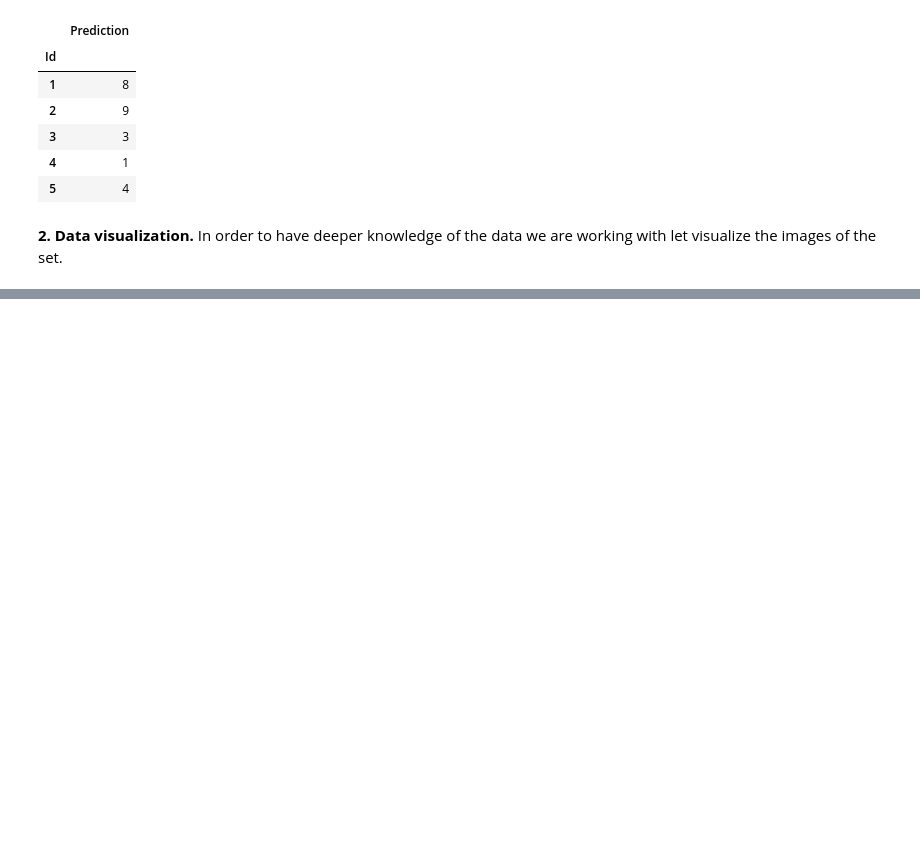
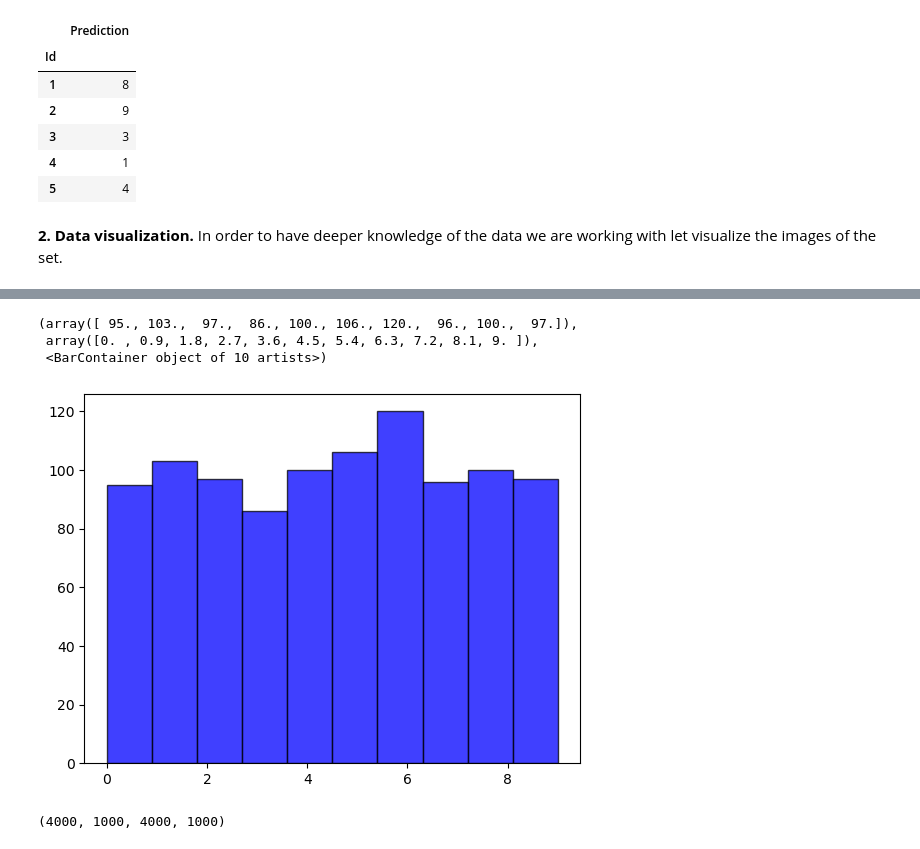
Before and after one commit to jlopetegui98/KernelMethods_DataChallenge, a Jupyter notebook: main.ipynb, the cells around one changed output, grey strips where cells are left out. Cells and saved outputs as stored; diff of their text form; code cells hidden in the pictures; blank space fills up the shorter version.

```diff
--- a/main.ipynb
+++ b/main.ipynb
@@ -131,0 +290,15 @@ for i in range(10,20):
+# %%
+# split the data into training and validation sets
+from sklearn.model_selection import train_test_split
+X_train, X_val, Y_train, Y_val = train_test_split(Xtr, Ytr, test_size=0.2, random_state=42)
+# %%
+plt.hist(Y_val, bins=10, alpha=0.75, color='blue', edgecolor='black')
+# %% [output]
+(array([ 95., 103.,  97.,  86., 100., 106., 120.,  96., 100.,  97.]),
+ array([0. , 0.9, 1.8, 2.7, 3.6, 4.5, 5.4, 6.3, 7.2, 8.1, 9. ]),
+ <BarContainer object of 10 artists>)
+[figure, added]
+# %%
+len(X_train), len(X_val), len(Y_train), len(Y_val)
+# %% [output]
+(4000, 1000, 4000, 1000)
```
Also changed, not shown: parts of 34 cells of this notebook.
